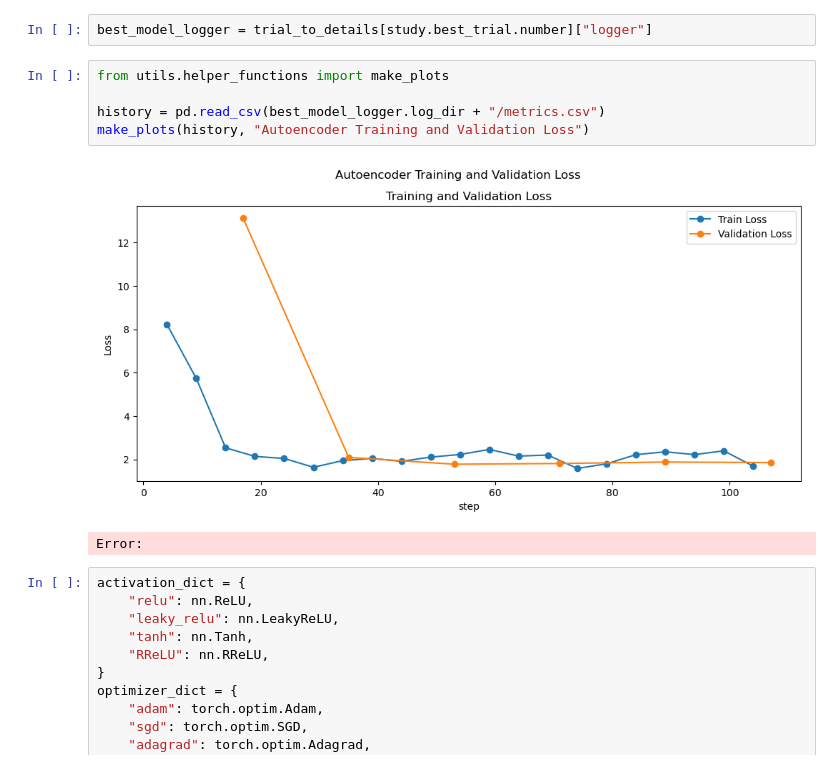
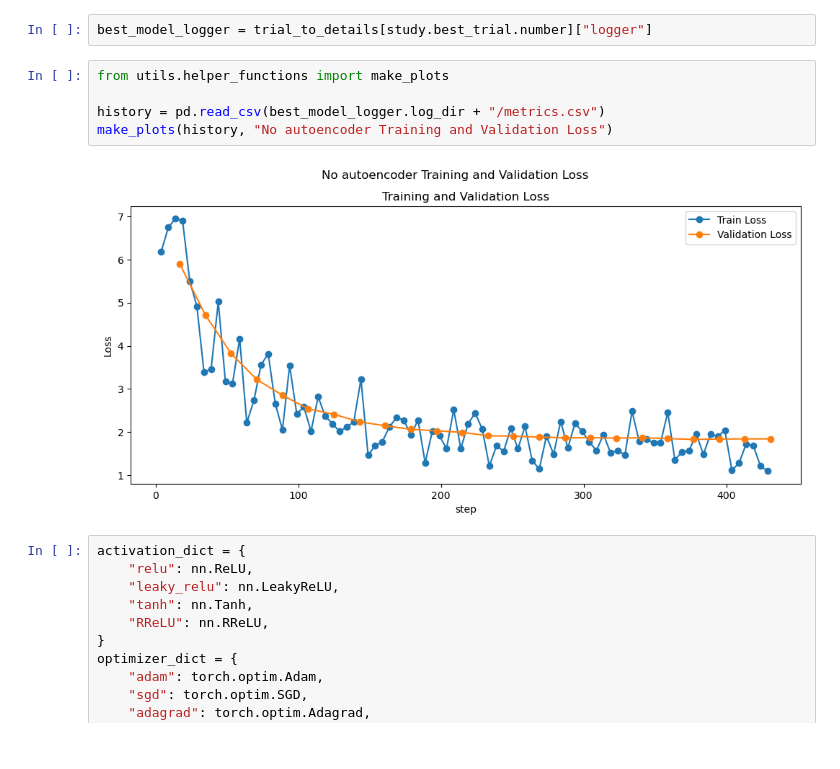
Before and after one commit to jacob-tye/BMI_6114_Project, a Jupyter notebook: analysis/06_dl_analysis_no_ae_scaled.ipynb, the cells around one changed output. Drawn from its saved outputs; the diff is of its cells as text.

```diff
--- a/analysis/06_dl_analysis_no_ae_scaled.ipynb
+++ b/analysis/06_dl_analysis_no_ae_scaled.ipynb
@@ -356,11 +444,10 @@ best_model_logger = trial_to_details[study.best_trial.number]["logger"]
 # %%
 from utils.helper_functions import make_plots
 
 history = pd.read_csv(best_model_logger.log_dir + "/metrics.csv")
-make_plots(history, "Autoencoder Training and Validation Loss")
+make_plots(history, "No autoencoder Training and Validation Loss")
 # %% [output]
-[figure, old version]
+[figure, new version]
-Error:
 # %%
 activation_dict = {
     "relu": nn.ReLU,
```
Also changed, not shown: parts of 1 cell of this notebook, 3 other files.
